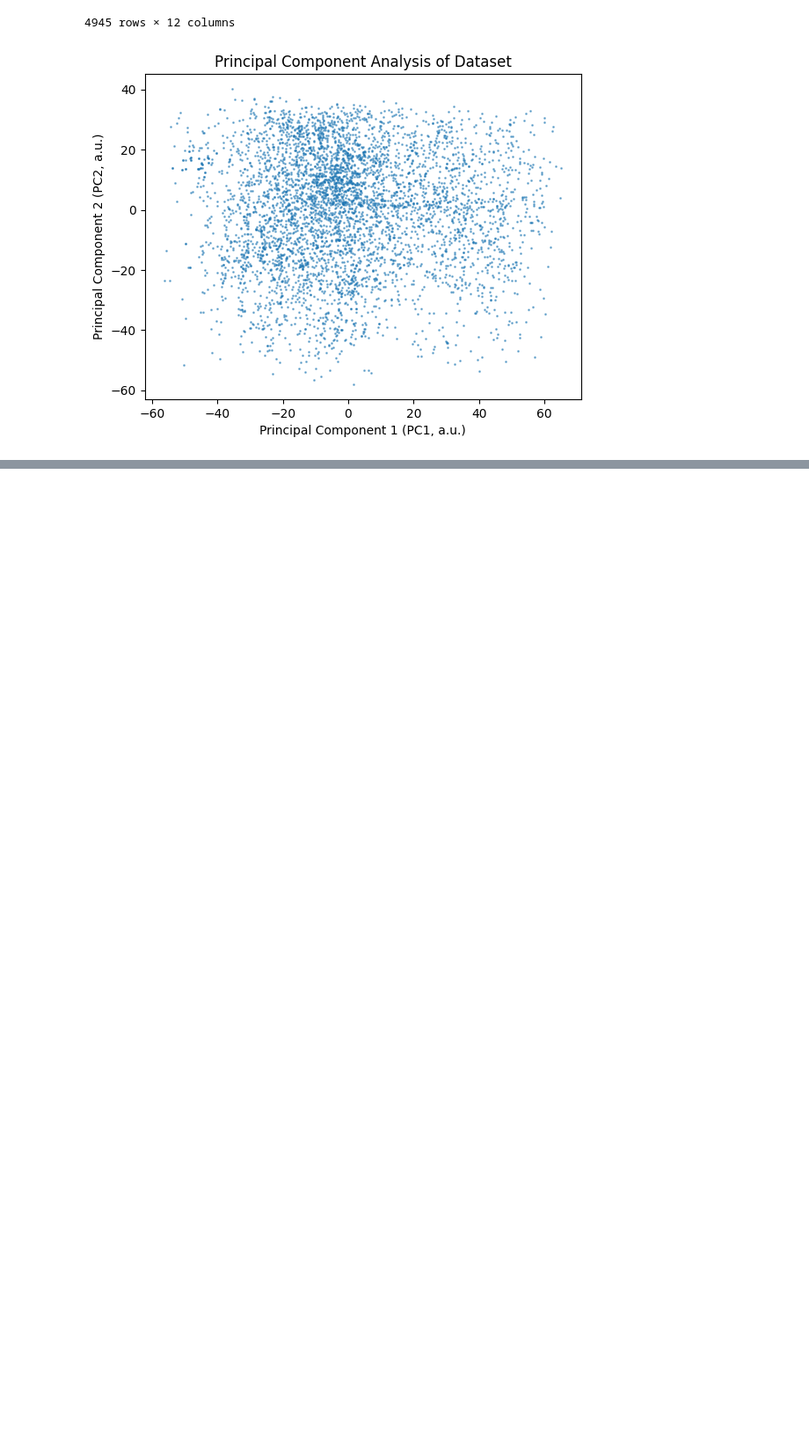
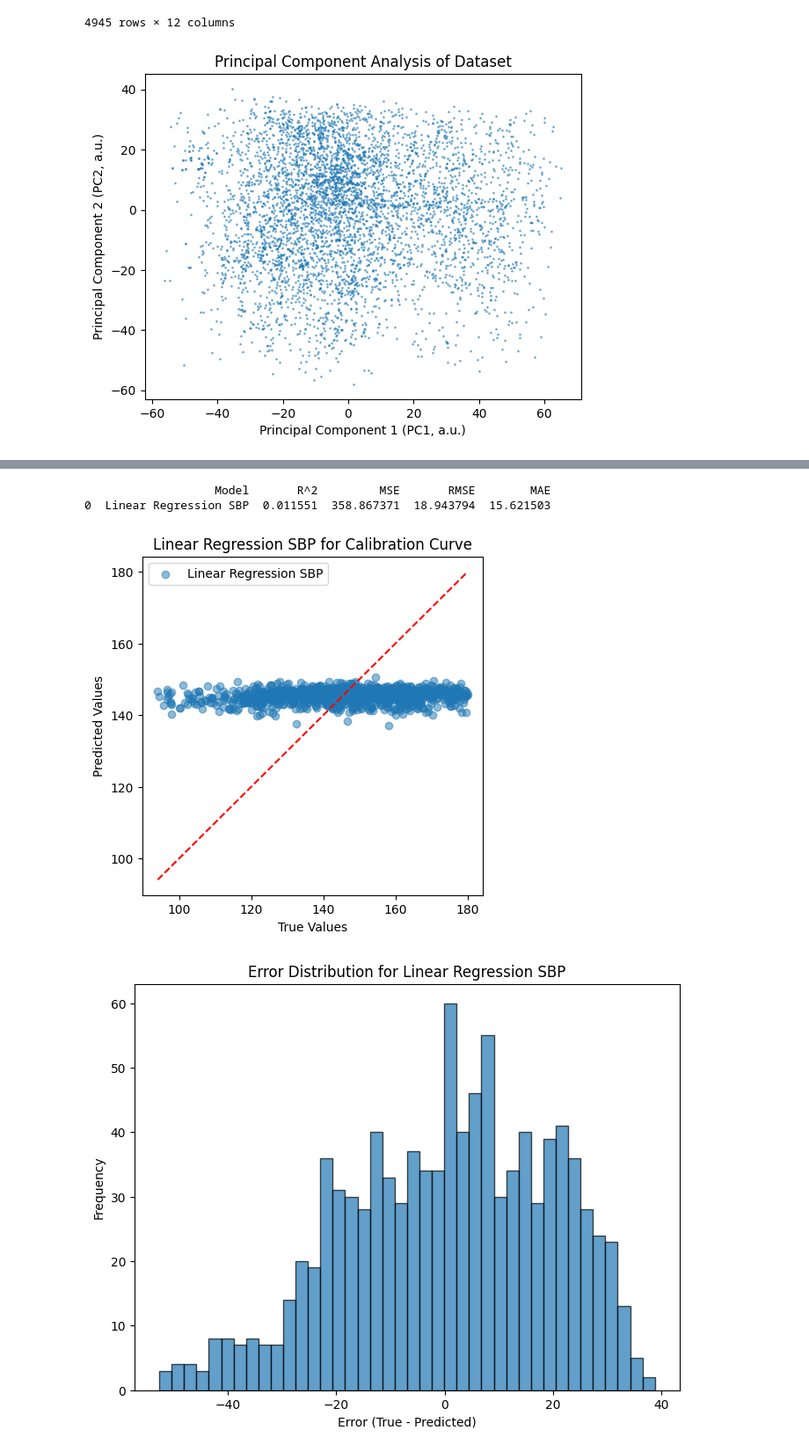
Before and after one commit to AniruthAnanth/CuffLessBloodPressureEstimation, a Jupyter notebook: main.ipynb, the cells around one changed output, grey strips where cells are left out. Shown at 88% size. Saved outputs shown, nothing was run; the diff lists cells and outputs as text; code cells hidden in the pictures; blank space fills up the shorter version.

```diff
--- a/main.ipynb
+++ b/main.ipynb
@@ -38,0 +49,6 @@ plt.close()
+# %%
+from sklearn.model_selection import train_test_split
+
+X_train, X_test, dbp_train, dbp_test, sbp_train, sbp_test = train_test_split(
+    X, DBP, SBP, test_size=0.2, random_state=42
+)
@@ -38,0 +106,11 @@ plt.close()
+# %%
+# Linear Regression for SBP
+lr_sbp = LinearRegression()
+lr_sbp.fit(X_train, sbp_train)
+sbp_pred_lr = lr_sbp.predict(X_test)
+evaluate_regression(sbp_test, sbp_pred_lr, label="Linear Regression SBP")
+# %% [output]
+                   Model       R^2         MSE       RMSE        MAE
+0  Linear Regression SBP  0.011551  358.867371  18.943794  15.621503
+[figure, added]
+[figure, added]
```
Also changed, not shown: parts of 13 cells of this notebook.
